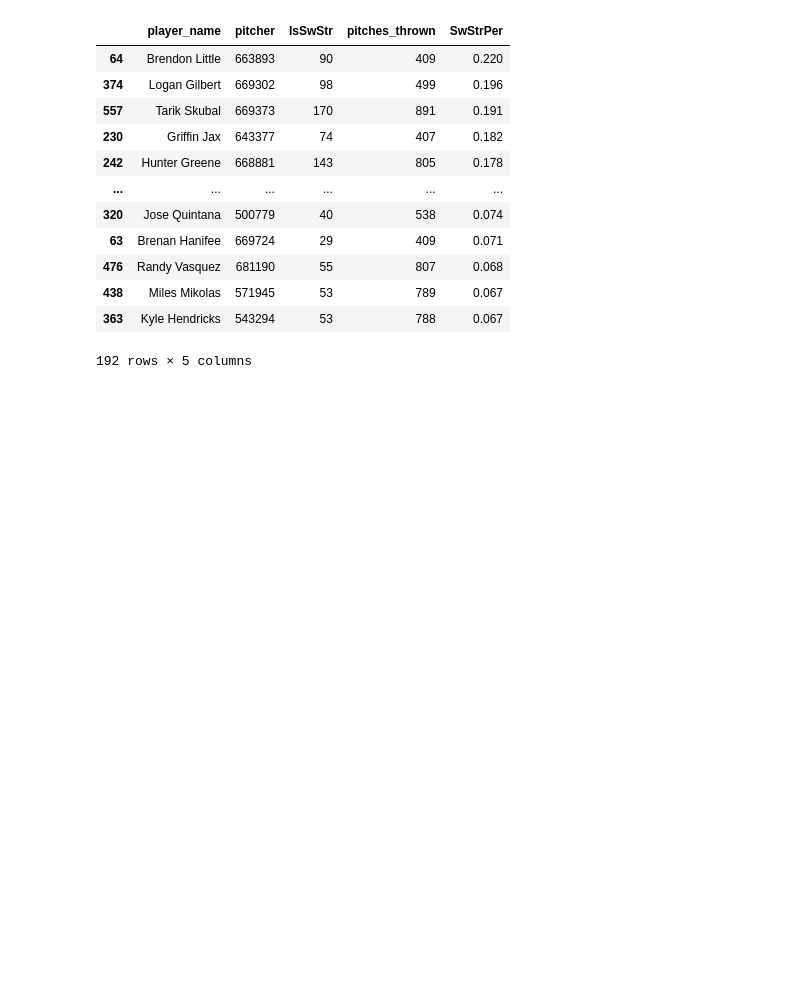
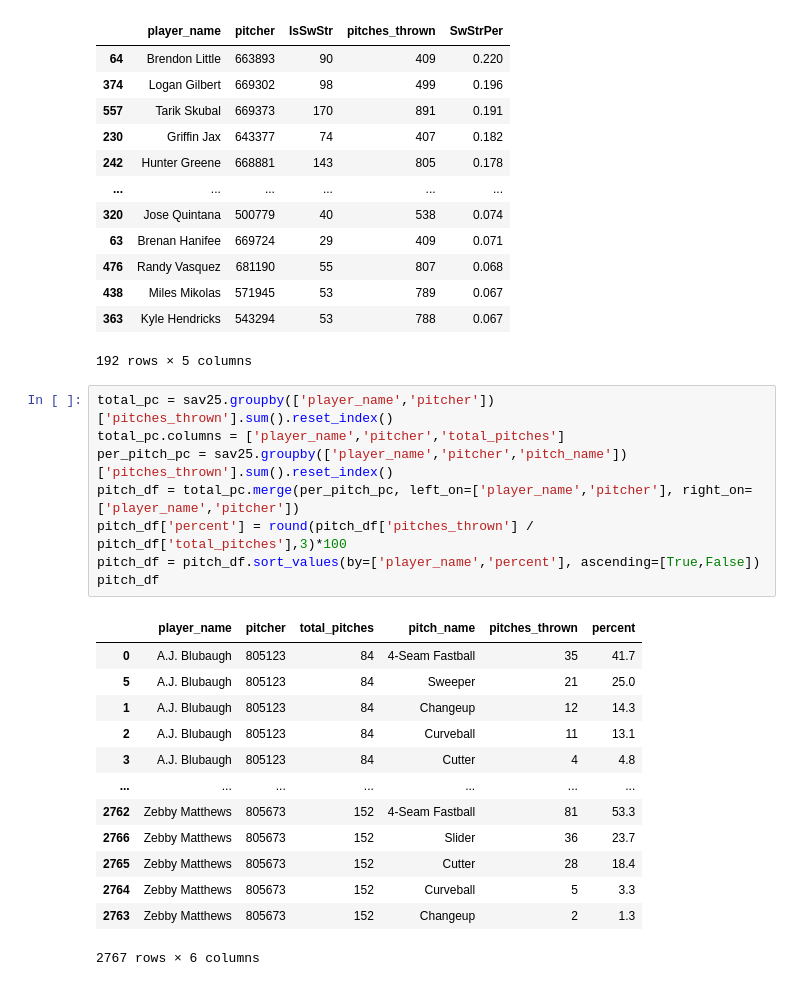
Before and after one commit to unbenounced/mlb, a Jupyter notebook: stats.ipynb, the cells around one changed output. Saved outputs shown, nothing was run; the diff lists cells and outputs as text; blank space fills up the shorter version.

Commit message:
merged example

```diff
--- a/stats.ipynb
+++ b/stats.ipynb
@@ -149,3 +149,25 @@ swg_str_pit.loc[swg_str_pit['pitches_thrown'] > 400].sort_values(by='SwStrPer',
 | 438 | Miles Mikolas | 571945 | 53 | 789 | 0.067 |
 | 363 | Kyle Hendricks | 543294 | 53 | 788 | 0.067 |
 192 rows × 5 columns
+# %%
+total_pc = sav25.groupby(['player_name','pitcher'])['pitches_thrown'].sum().reset_index()
+total_pc.columns = ['player_name','pitcher','total_pitches']
+per_pitch_pc = sav25.groupby(['player_name','pitcher','pitch_name'])['pitches_thrown'].sum().reset_index()
+pitch_df = total_pc.merge(per_pitch_pc, left_on=['player_name','pitcher'], right_on=['player_name','pitcher'])
+pitch_df['percent'] = round(pitch_df['pitches_thrown'] / pitch_df['total_pitches'],3)*100
+pitch_df = pitch_df.sort_values(by=['player_name','percent'], ascending=[True,False])
+pitch_df
+# %% [output]
+|  | player_name | pitcher | total_pitches | pitch_name | pitches_thrown | percent |
+| 0 | A.J. Blubaugh | 805123 | 84 | 4-Seam Fastball | 35 | 41.7 |
+| 5 | A.J. Blubaugh | 805123 | 84 | Sweeper | 21 | 25.0 |
+| 1 | A.J. Blubaugh | 805123 | 84 | Changeup | 12 | 14.3 |
+| 2 | A.J. Blubaugh | 805123 | 84 | Curveball | 11 | 13.1 |
+| 3 | A.J. Blubaugh | 805123 | 84 | Cutter | 4 | 4.8 |
+| ... | ... | ... | ... | ... | ... | ... |
+| 2762 | Zebby Matthews | 805673 | 152 | 4-Seam Fastball | 81 | 53.3 |
+| 2766 | Zebby Matthews | 805673 | 152 | Slider | 36 | 23.7 |
+| 2765 | Zebby Matthews | 805673 | 152 | Cutter | 28 | 18.4 |
+| 2764 | Zebby Matthews | 805673 | 152 | Curveball | 5 | 3.3 |
+| 2763 | Zebby Matthews | 805673 | 152 | Changeup | 2 | 1.3 |
+2767 rows × 6 columns
```
Also changed, not shown: parts of 1 cell of this notebook.
